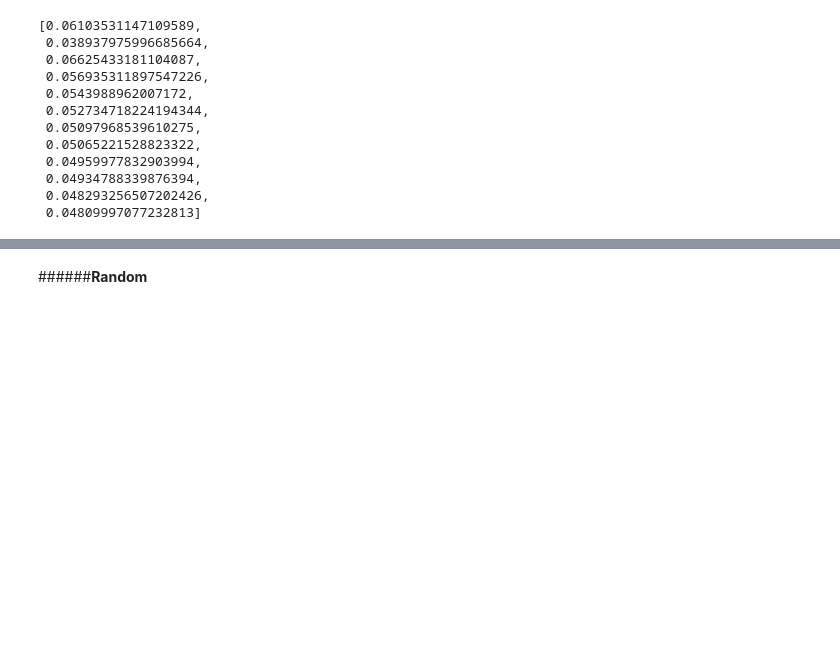
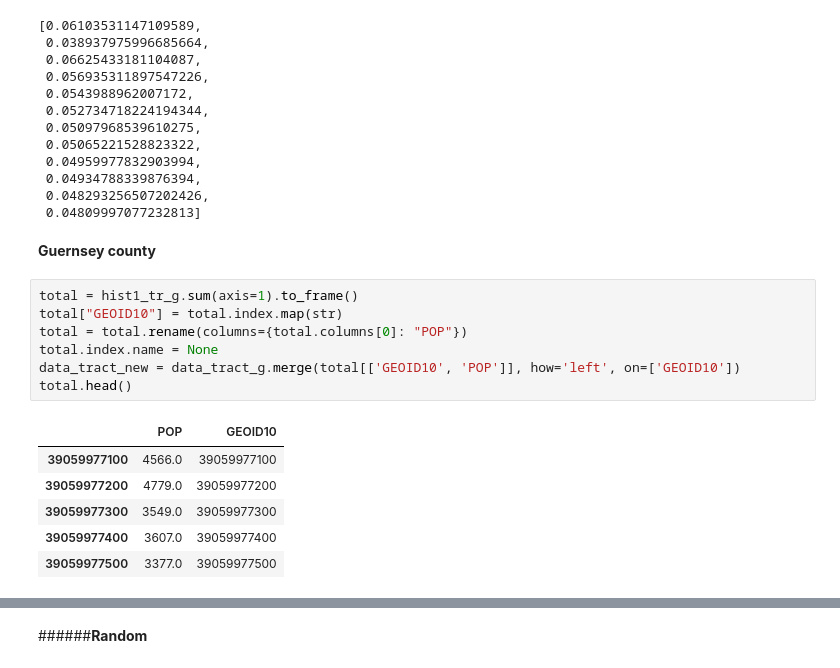
Before and after one commit to linyuehzzz/tda-eval, a Jupyter notebook: cell_uniques.ipynb, the cells around one changed output, grey strips where cells are left out. Cells and saved outputs as stored; diff of their text form; blank space fills up the shorter version.

```diff
--- a/cell_uniques.ipynb
+++ b/cell_uniques.ipynb
@@ -921,3 +957,19 @@ p_tu_ols
  0.04934788339876394,
  0.048293256507202426,
  0.04809997077232813]
+# %% [markdown]
+**Guernsey county**
+# %%
+total = hist1_tr_g.sum(axis=1).to_frame()
+total["GEOID10"] = total.index.map(str)
+total = total.rename(columns={total.columns[0]: "POP"})
+total.index.name = None
+data_tract_new = data_tract_g.merge(total[['GEOID10', 'POP']], how='left', on=['GEOID10'])
+total.head()
+# %% [output]
+|  | POP | GEOID10 |
+| 39059977100 | 4566.0 | 39059977100 |
+| 39059977200 | 4779.0 | 39059977200 |
+| 39059977300 | 3549.0 | 39059977300 |
+| 39059977400 | 3607.0 | 39059977400 |
+| 39059977500 | 3377.0 | 39059977500 |
```
Also changed, not shown: parts of 18 cells of this notebook.
